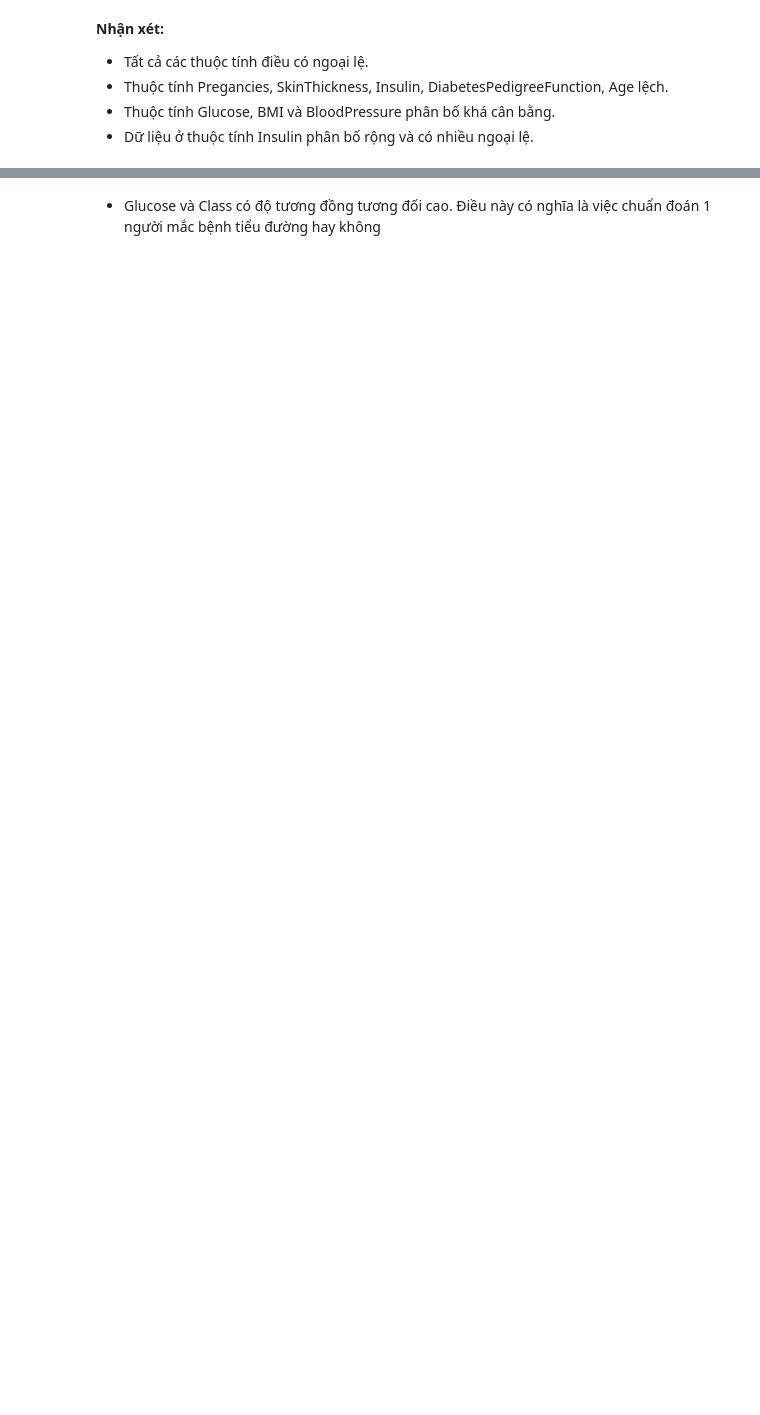
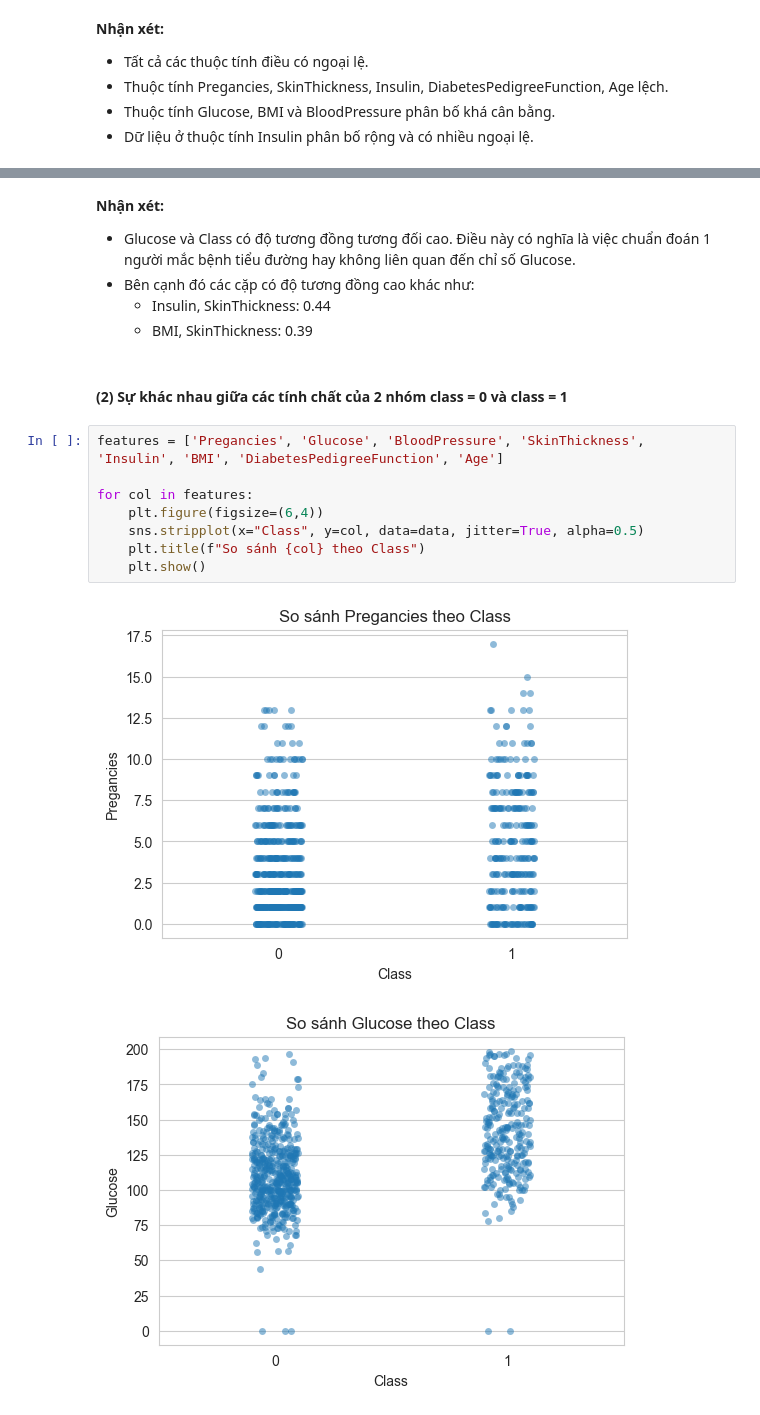
Before and after one commit to NgThanhNhanf/machine_learning, a Jupyter notebook: code/practice/lab04/lab04_Classification_of_Diabetes.ipynb, the cells around one changed output, grey strips where cells are left out. Cells and saved outputs as stored; diff of their text form; blank space fills up the shorter version.

```diff
--- a/code/practice/lab04/lab04_Classification_of_Diabetes.ipynb
+++ b/code/practice/lab04/lab04_Classification_of_Diabetes.ipynb
@@ -225,2 +241,19 @@ sns.heatmap(corrmat,annot = True,fmt='.2f', annot_kws={'size': 10},  vmax=.8, sq
 # %% [markdown]
-+ Glucose và Class có độ tương đồng tương đối cao. Điều này có nghĩa là việc chuẩn đoán 1 người mắc bệnh tiểu đường hay không
+**Nhận xét:**
++ Glucose và Class có độ tương đồng tương đối cao. Điều này có nghĩa là việc chuẩn đoán 1 người mắc bệnh tiểu đường hay không liên quan đến chỉ số Glucose.
++ Bên cạnh đó các cặp có độ tương đồng cao khác như:
+    + Insulin, SkinThickness: 0.44
+    + BMI, SkinThickness: 0.39
+# %% [markdown]
+#### (2) Sự khác nhau giữa các tính chất của 2 nhóm class = 0 và class = 1
+# %%
+features = ['Pregancies', 'Glucose', 'BloodPressure', 'SkinThickness', 'Insulin', 'BMI', 'DiabetesPedigreeFunction', 'Age']
+
+for col in features:
+    plt.figure(figsize=(6,4))
+    sns.stripplot(x="Class", y=col, data=data, jitter=True, alpha=0.5)
+    plt.title(f"So sánh {col} theo Class")
+    plt.show()
+# %% [output]
+[figure, added]
+[figure, added]
```
Also changed, not shown: parts of 34 cells of this notebook.
